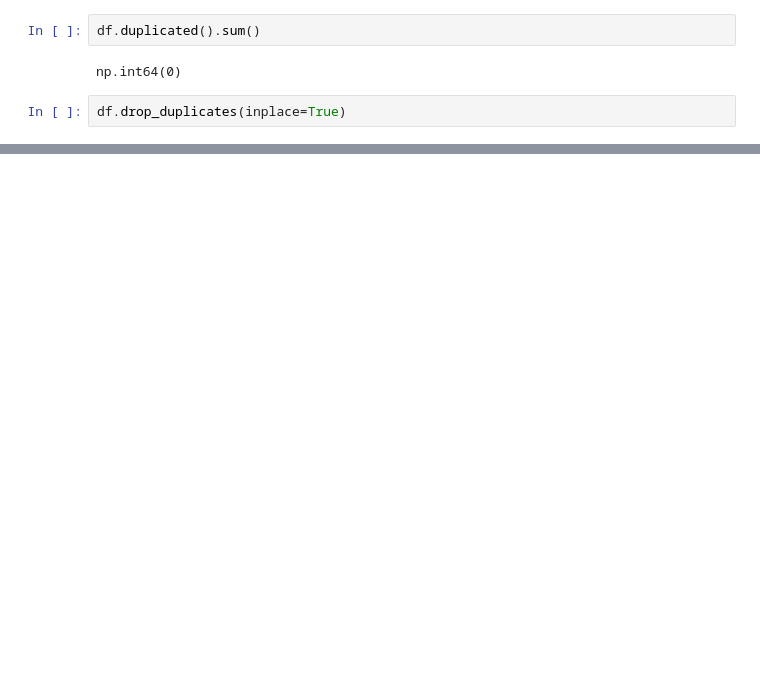
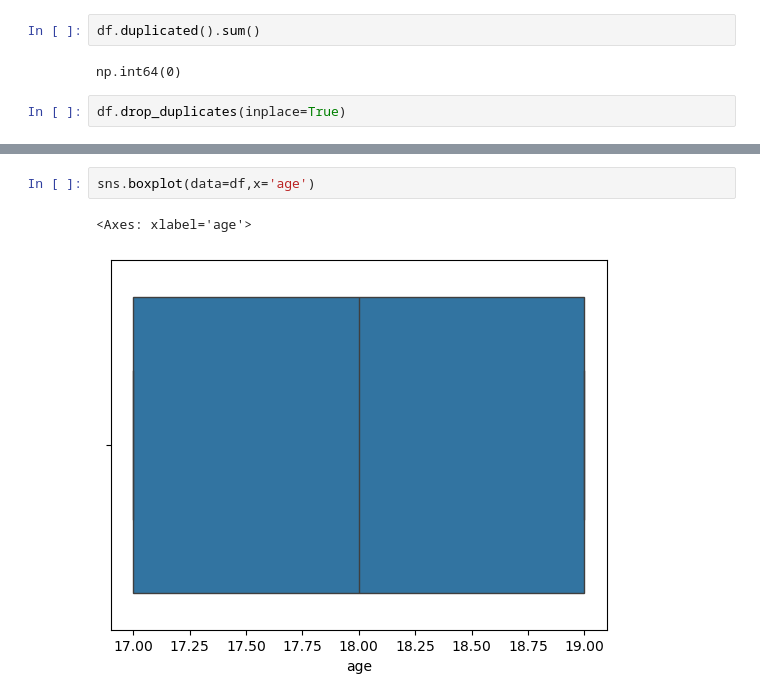
Before and after one commit to msanimfarhan/EndToEnd-MachineLearning, a Jupyter notebook: Ml-Pipeline.ipynb, the cells around one changed output, grey strips where cells are left out. Cells and saved outputs as stored; diff of their text form; blank space fills up the shorter version.

```diff
--- a/Ml-Pipeline.ipynb
+++ b/Ml-Pipeline.ipynb
@@ -89,0 +121,5 @@ df.drop_duplicates(inplace=True)
+# %%
+sns.boxplot(data=df,x='age')
+# %% [output]
+<Axes: xlabel='age'>
+[figure, added]
```
Also changed, not shown: parts of 14 cells of this notebook.
